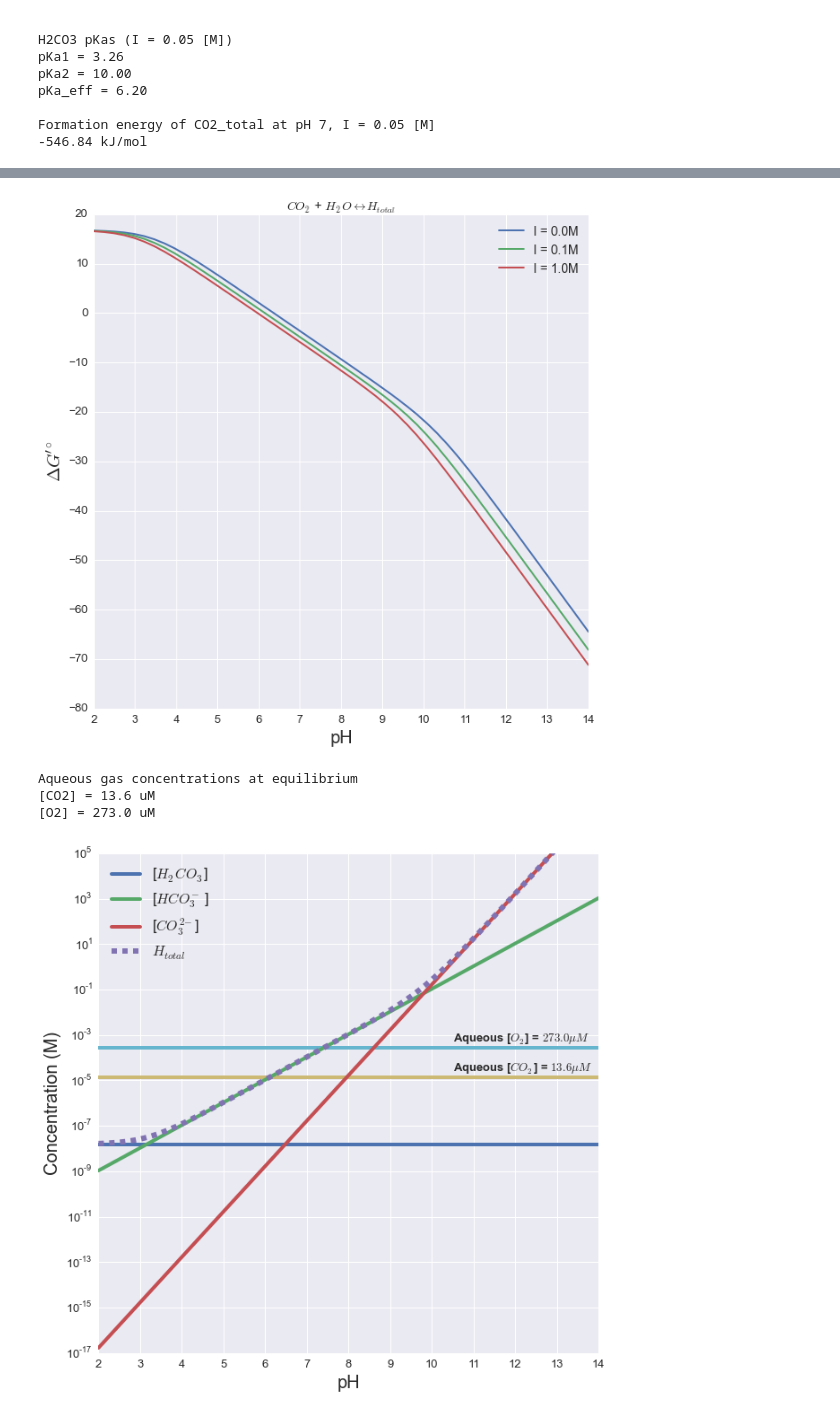
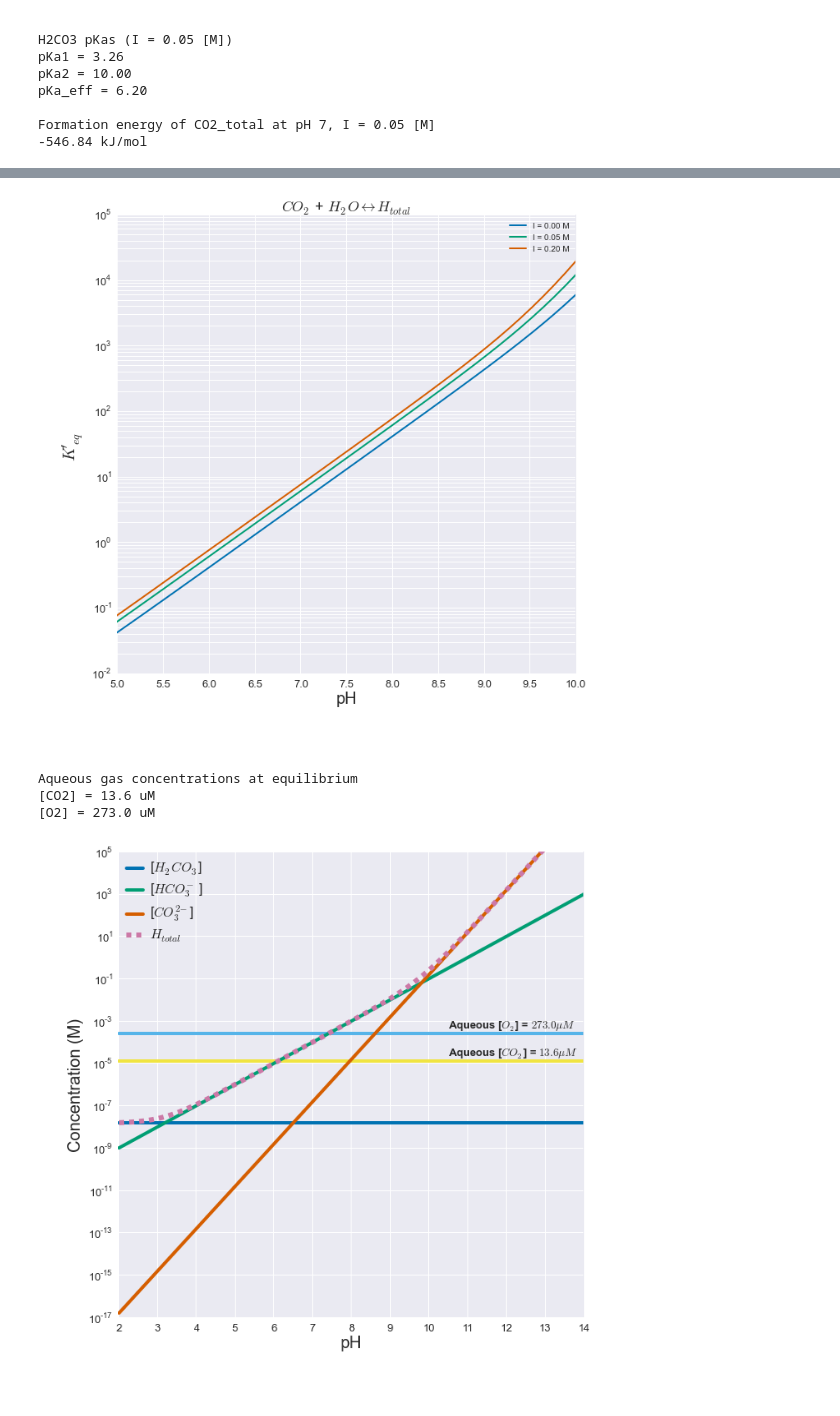
Before and after one commit to niallmm/ccm_Trichodesmium, a Jupyter notebook: python/ipython_notebooks/CO2_Htotal_Equilibria.ipynb, the cells around one changed output, grey strips where cells are left out. Cells and saved outputs as stored; diff of their text form; code cells hidden in the pictures.

```diff
--- a/python/ipython_notebooks/CO2_Htotal_Equilibria.ipynb
+++ b/python/ipython_notebooks/CO2_Htotal_Equilibria.ipynb
@@ -1,7 +1,7 @@
 # %% [markdown]
 $CO_2$ and $H_{total}$ equilibrium calculations. Thanks to Elad Noor for the initial implementation.
 # %%
-%pylab inline
+%matplotlib inline
 
 import numpy as np
 import pylab
@@ -9,3 +9,4 @@ import seaborn  # Just for styles, can be omitted.
 from numpy import log, exp, linspace, matrix
 
 from scipy.misc import logsumexp
+seaborn.set_palette('colorblind')
@@ -191,25 +195,30 @@ pylab.show()
 def draw_pH_response(I, figure):
     sparse = {'C00001': -1, 'C00011': -1, 'C00288': 1}
     data = []
-    pH_range = linspace(2, 14, 50)
+    pH_range = linspace(2, 14, 100)
     for pH in pH_range:
         data.append(calc_dG0_prime(sparse, pH, I))
 
-    pylab.plot(pH_range, data, label='I = %.1fM' % I, lw=2, figure=figure)
-    pylab.xlabel('pH', fontsize=20)
-    pylab.ylabel('$\Delta G\'^\circ$', fontsize=20)
-    pylab.title('$CO_2$ + $H_2O \leftrightarrow H_{total}$', fontsize=14)
+    keq_data = np.exp(-np.array(data)/(R*T))
+    pylab.plot(pH_range, keq_data, label='I = %.2f M' % I, lw=2, figure=figure)
 
 fig = pylab.figure(figsize=(10,10))
-for I in [0, 0.1, 1]:
+pylab.yscale('log')
+for I in [0, 0.05, 0.2]:
     draw_pH_response(I, fig)
 
-pylab.legend(fontsize=14)
-pylab.yticks(np.arange(-80, 30, 10), fontsize=13)
-pylab.xticks(np.arange(2,15), fontsize=13)
+pylab.xlabel('pH', fontsize=20)
+pylab.ylabel('$K\'_{eq}$', fontsize=20)
+pylab.title('$CO_2$ + $H_2O \leftrightarrow H_{total}$', fontsize=18)
+pylab.xlim(5, 10)
+pylab.ylim(1e-2, 1e5)
+pylab.xticks(np.arange(5, 10.5, 0.5), fontsize=13)
+pylab.yticks(fontsize=13)
+pylab.legend()
+
 pylab.show()
 # %% [output]
-[figure, old version]
+[figure, new version]
 # %%
 # Partial pressures of CO2 and O2.
 co2_pp = 400e-6
@@ -243,35 +252,40 @@ for i, pH in enumerate(pH_range):
 # Calculate the keq from dGr and then pH-dependence of Htotal conc.
 keq = np.exp(-pH_resp_dg / (R*T))
 h_total = keq * co2_conc
 # Concentrations of H_total species follow mole fractions calculated above.
 species_conc = np.multiply(fractional_abundance.T, h_total).T
 
 pylab.figure(figsize=(10,10))
 pylab.semilogy(pH_range, species_conc, lw=4, zorder=5)
 pylab.semilogy(pH_range, h_total, lw=6, ls='--', zorder=10)
 pylab.semilogy(pH_range, np.ones(pH_range.size) * co2_conc, lw=4, zorder=1)
 pylab.semilogy(pH_range, np.ones(pH_range.size) * o2_conc, lw=4, zorder=1)
 
 # Label exact concentrations of aqueous gasses on the plot.
 pylab.text(10.5, 1.8 * co2_conc, 'Aqueous [$CO_2$] = $%.1f {\mu}M$' % (co2_conc * 1e6),
            fontsize=13, fontweight='bold')
 pylab.text(10.5, 1.8 * o2_conc, 'Aqueous [$O_2$] = $%.1f {\mu}M$' % (o2_conc * 1e6),
            fontsize=13, fontweight='bold')
 
 # Labels for species in H_total
 pretty_species_conc = ['[%s]' % ps for ps in pretty_species]
 labels = pretty_species_conc + [r'$H_{total}$']
 
-pylab.legend(labels, loc=2, fontsize=16)
+pylab.legend(labels, loc=2)
+leg = pylab.gca().get_legend()
+ltext  = leg.get_texts()
+pylab.setp(ltext, fontsize=16)
+
 pylab.xlabel('pH', fontsize=20)
 pylab.ylabel('Concentration (M)', fontsize=20)
 pylab.xlim((2, 12))
 pylab.ylim((1e-17, 1e5))
 pylab.xticks(np.arange(2,15), fontsize=13)
 pylab.yticks(fontsize=13)
+pylab.savefig('absolute_ci_conc.pdf')
 pylab.show()
 # %% [output]
-[figure, old version]
+[figure, new version]
 # %%
 # Plot the approximate effective permeability of HCO3- as a function of pH
 # pKa1 as calculated above at I = 0.2 M.
```
Also changed, not shown: parts of 3 cells of this notebook, 3 other files.
